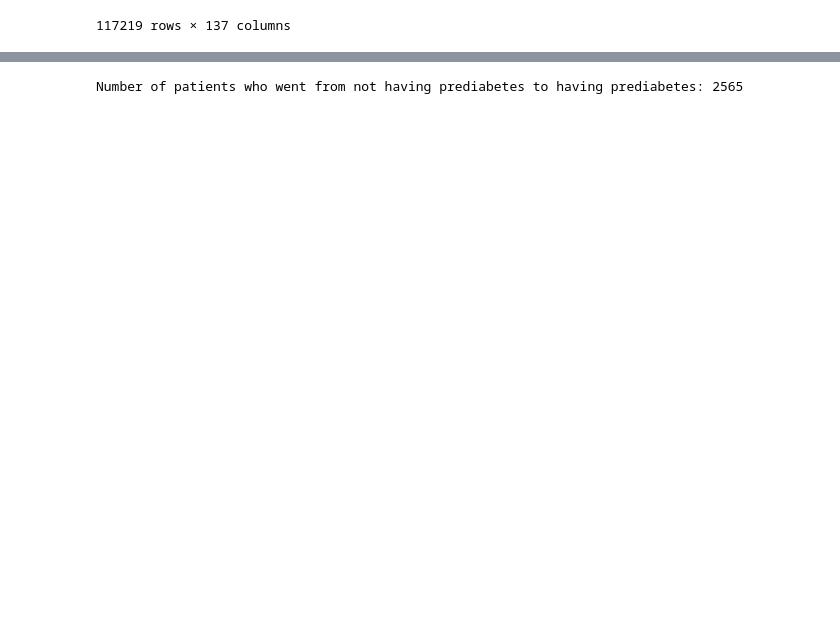
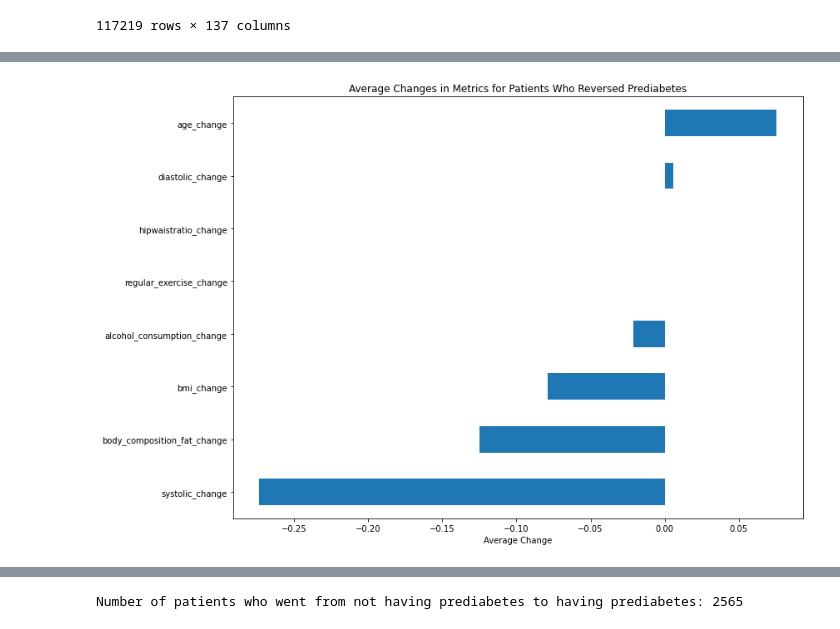
Before and after one commit to robeson1010/HealthcareDiabetes, a Jupyter notebook: EDA_time.ipynb, the cells around one changed output, grey strips where cells are left out. Saved outputs shown, nothing was run; the diff lists cells and outputs as text; code cells hidden in the pictures; blank space fills up the shorter version.

```diff
--- a/EDA_time.ipynb
+++ b/EDA_time.ipynb
@@ -25,0 +153,79 @@ df
+# %%
+# Identify patients who reversed from prediabetes to normal glucose levels
+
+# Filter patients who have multiple assessments
+multiple_assessments = df.groupby('patientid').filter(lambda x: len(x) > 1)
+
+# Create a function to check if a patient went from prediabetic to not prediabetic
+def check_reversal(group):
+    # Sort by assessment date
+    group = group.sort_values('assessment_date')
+    # Check if first assessment was prediabetic and last assessment was not prediabetic
+    return (group['prediabetic'].iloc[0] == 1) and (group['prediabetic'].iloc[-1] == 0)
+
+# Apply the function to each patient group
+prediabetic_reversals = multiple_assessments.groupby('patientid').apply(check_reversal)
+
+# Filter patients who reversed prediabetes
+reversed_patients = prediabetic_reversals[prediabetic_reversals].index
+
+# Get the data for these patients
+prediabetes_reversal = df[df['patientid'].isin(reversed_patients)].sort_values(['patientid', 'assessment_date'])
+
+# Display the count and patient data
+print(f"Number of patients who reversed from prediabetes to normal glucose levels: {len(reversed_patients)}")
+
+# Analyze what factors changed between first and last assessment for patients who reversed prediabetes
+reversal_changes = []
+
+for patient_id, patient_data in prediabetes_reversal.groupby('patientid'):
+    # Get first and last assessment
+    first = patient_data.iloc[0]
+    last = patient_data.iloc[-1]
+
+    # Calculate changes in key metrics
+    changes = {
+        'patient_id': patient_id,
+        'days_between': (pd.to_datetime(last['assessment_date']) - pd.to_datetime(first['assessment_date'])).days,
+        'age_change': last['age'] - first['age']
+    }
+
+    # Add changes in lifestyle and physical metrics
+    for metric in lifestyle_features:
+        if metric in patient_data.columns and metric in ['bmi', 'hipwaistratio', 'body_composition_fat',
+                                                       'systolic', 'diastolic', 'regular_exercise',
+                                                       'alcohol_consumption']:
+            changes[f'{metric}_change'] = last[metric] - first[metric]
+            changes[f'{metric}_first'] = first[metric]
+            changes[f'{metric}_last'] = last[metric]
+
+    reversal_changes.append(changes)
+
+# Create DataFrame with reversal changes
+reversal_df = pd.DataFrame(reversal_changes)
+
+# Display the average changes for key metrics
+key_metrics = [col for col in reversal_df.columns if '_change' in col]
+print("\nAverage changes for patients who reversed prediabetes:")
+print(reversal_df[key_metrics].mean().sort_values(ascending=False))
+
+# Visualize the most significant changes
+plt.figure(figsize=(12, 8))
+reversal_df[key_metrics].mean().sort_values().plot(kind='barh')
+plt.title('Average Changes in Metrics for Patients Who Reversed Prediabetes')
+plt.xlabel('Average Change')
+plt.tight_layout()
+plt.show()
+
+# Compare with the feature importance from the prediabetes risk model
+plt.figure(figsize=(12, 8))
+plt.subplot(1, 2, 1)
+feature_importance.head(10).plot(kind='barh', x='Feature', y='Importance')
+plt.title('Top Features for Prediabetes Risk')
+
+plt.subplot(1, 2, 2)
+reversal_df[key_metrics].mean().abs().sort_values(ascending=False).head(10).plot(kind='barh')
+plt.title('Top Changes in Patients Who Reversed Prediabetes')
+plt.tight_layout()
+plt.show()
+# %% [output]
@@ -25,0 +244 @@ df
+[figure, added]
```
Also changed, not shown: parts of 4 cells of this notebook.
